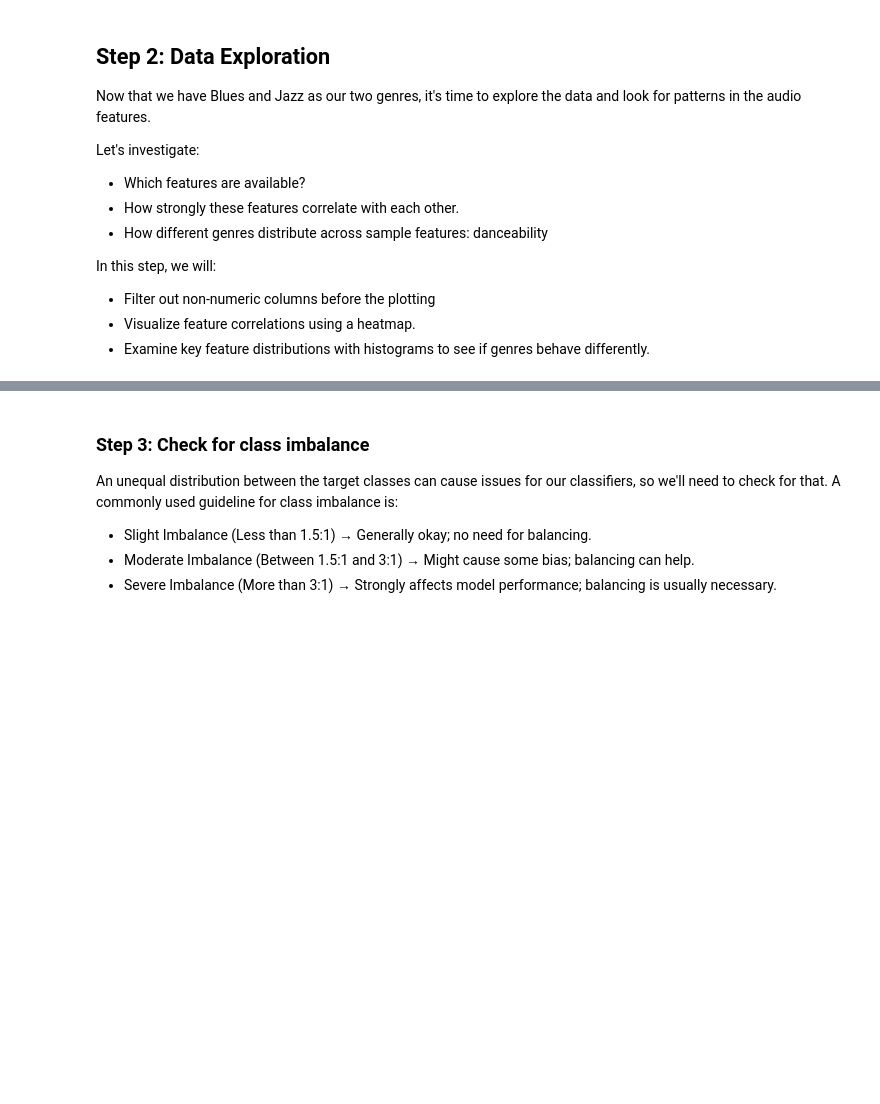
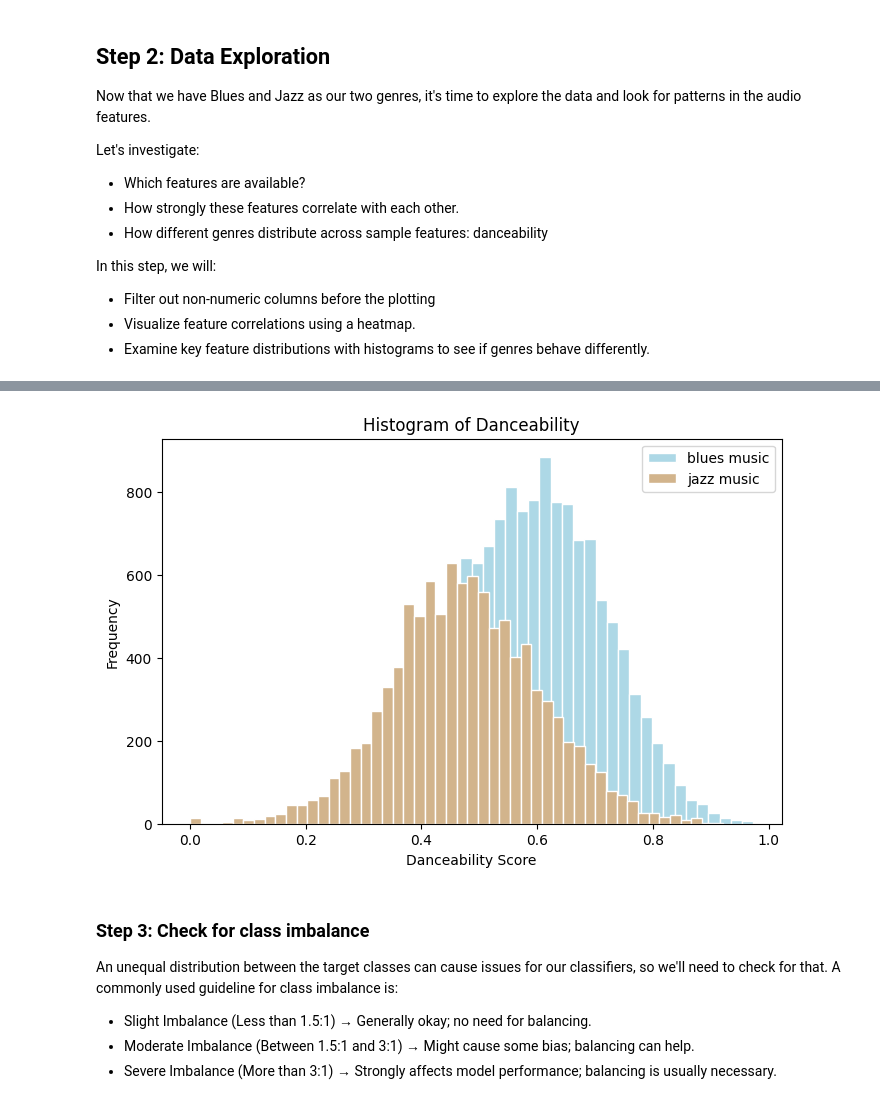
Before and after one commit to rfswick/EDS232-labs, a Jupyter notebook: Week4/lab4-spotify.ipynb, the cells around one changed output, grey strips where cells are left out. Cells and saved outputs as stored; diff of their text form; code cells hidden in the pictures; blank space fills up the shorter version.

```diff
--- a/Week4/lab4-spotify.ipynb
+++ b/Week4/lab4-spotify.ipynb
@@ -64,0 +54,4 @@ dtype: object
+# %%
+# Filter down to two genres
+blues_data = spotify_data[spotify_data['genres'] == 'blues']
+jazz_data = spotify_data[spotify_data['genres'] == 'jazz']
@@ -110,3 +110,18 @@ See the caveats in the documentation: https://pandas.pydata.org/pandas-docs/stab
+# %%
+#Histogram of danceability
+plt.figure(figsize=(8, 5))
+plt.hist(blues_data['danceability'], bins=50, edgecolor='white', color = 'lightblue', label = 'blues music')
+plt.hist(jazz_data['danceability'], bins=50, edgecolor='white', color = 'tan', label = 'jazz music')
+
+plt.xlabel("Danceability Score")
+plt.ylabel("Frequency")
+plt.title("Histogram of Danceability")
+plt.gca().legend()
+
+
+plt.show()
+# %% [output]
+[figure, added]
 # %% [markdown]
 ### Step 3: Check for class imbalance
 An unequal distribution between the target classes can cause issues for our classifiers, so we'll need to check for that. A commonly used guideline for class imbalance is:
```
Also changed, not shown: parts of 17 cells of this notebook, 1 other file.
